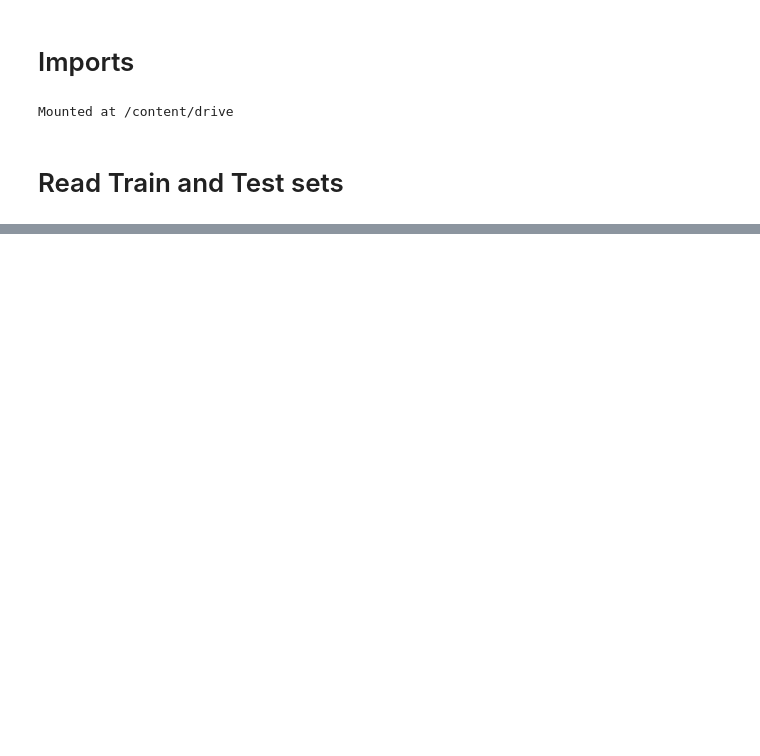
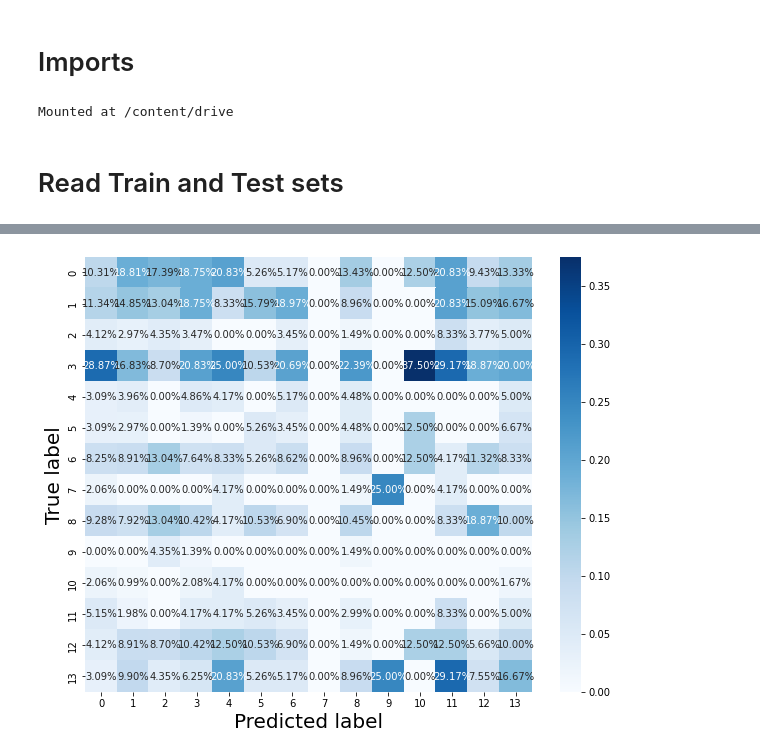
Before and after one commit to noambassat/GemStone-Classifier, a Jupyter notebook: Modeling.ipynb, the cells around one changed output, grey strips where cells are left out. Cells and saved outputs as stored; diff of their text form; code cells hidden in the pictures; blank space fills up the shorter version.

```diff
--- a/Modeling.ipynb
+++ b/Modeling.ipynb
@@ -186,0 +213,7 @@ plot_perfomance(history)
+# %%
+
+true_label = np.asarray(test_generator.classes) #######################################
+
+y_pred = np.argmax(model.predict((test_generator)),axis=1) # Predict the TEST set
+
+M = confusion_matrix(true_label,y_pred) # Creating the confusion matrix
@@ -186,0 +237,10 @@ plot_perfomance(history)
+# %%
+NM = M / M.sum(axis=1) # Normalized Matrix
+np.set_printoptions(formatter={'float':'{:0.2f}'.format})
+plt.figure(figsize=(10,8))
+heatmap(NM,cmap='Blues',annot=True, fmt='.2%')
+plt.xlabel('Predicted label', fontsize=20)
+plt.ylabel('True label', fontsize=20)
+plt.show()
+# %% [output]
+[figure, added]
```
Also changed, not shown: parts of 12 cells of this notebook, 2 other files.
